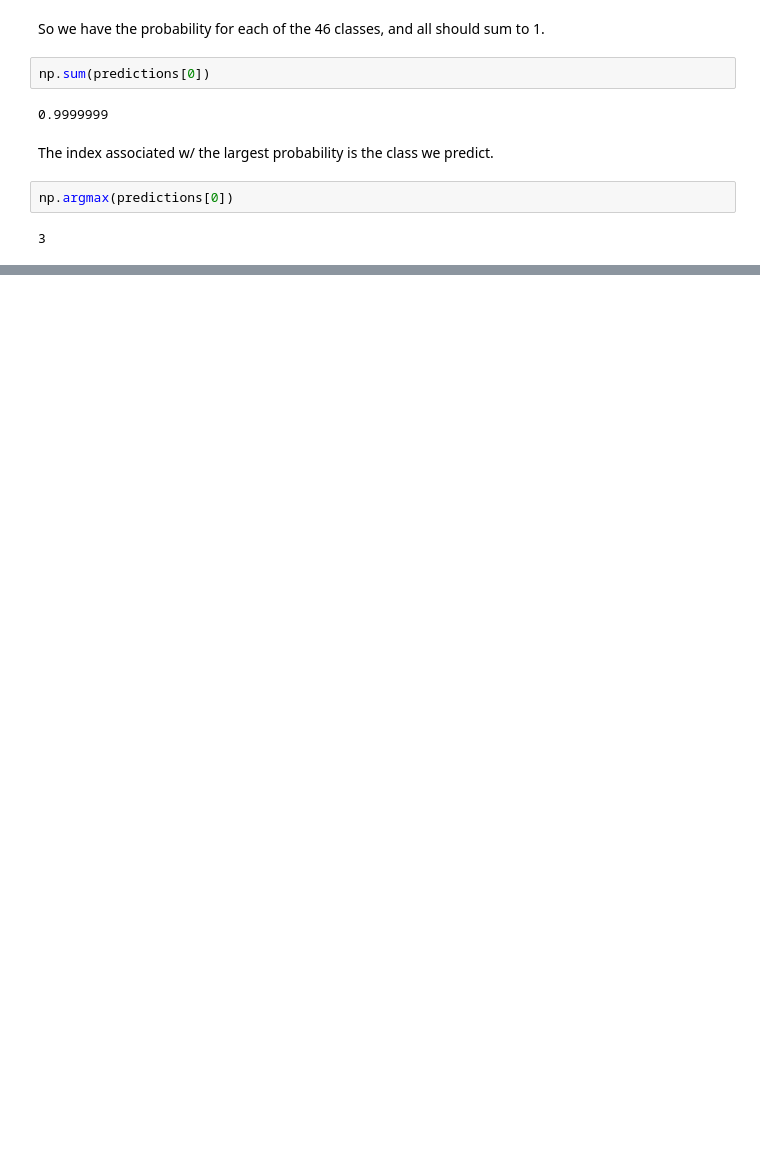
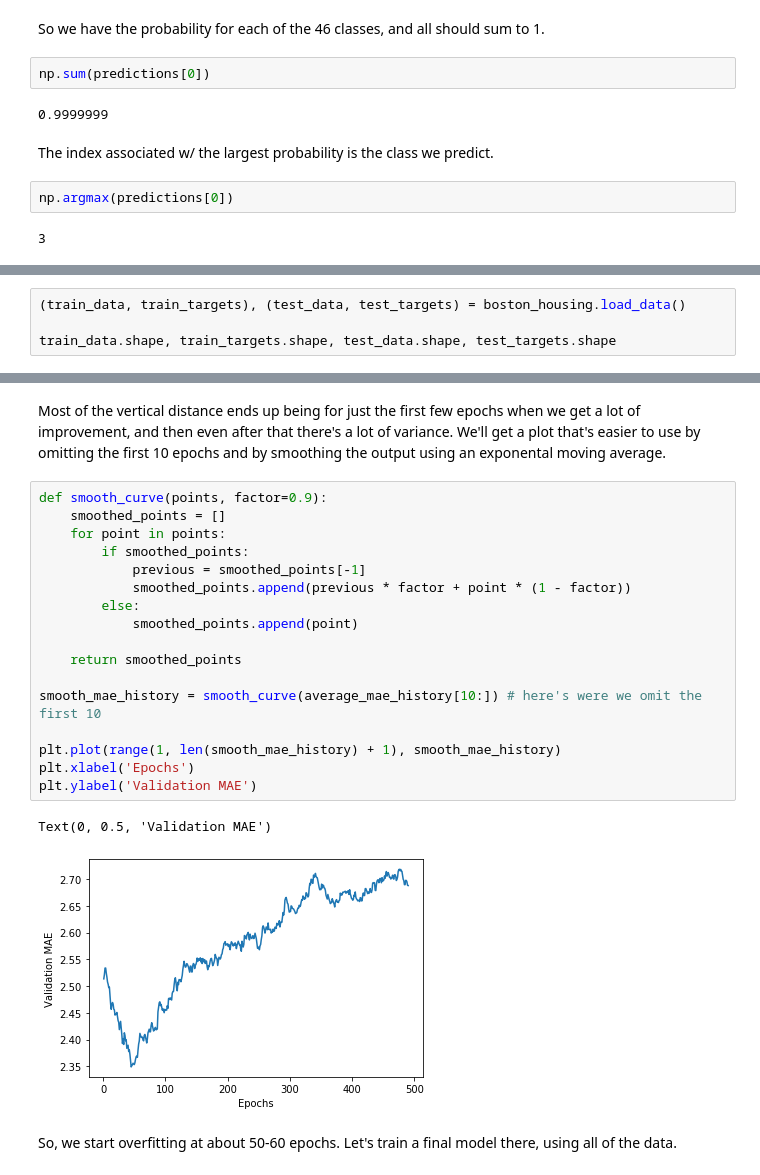
Before and after one commit to aenfield/DeepLearningWithPython, a Jupyter notebook: ch03_RestOfExamples.ipynb, the cells around one changed output, grey strips where cells are left out. Drawn from its saved outputs; the diff is of its cells as text; blank space fills up the shorter version.

```diff
--- a/ch03_RestOfExamples.ipynb
+++ b/ch03_RestOfExamples.ipynb
@@ -237,0 +242,4 @@ np.argmax(predictions[0])
+# %%
+(train_data, train_targets), (test_data, test_targets) = boston_housing.load_data()
+
+train_data.shape, train_targets.shape, test_data.shape, test_targets.shape
@@ -237,0 +382,24 @@ np.argmax(predictions[0])
+# %% [markdown]
+Most of the vertical distance ends up being for just the first few epochs when we get a lot of improvement, and then even after that there's a lot of variance. We'll get a plot that's easier to use by omitting the first 10 epochs and by smoothing the output using an exponental moving average.
+# %%
+def smooth_curve(points, factor=0.9):
+    smoothed_points = []
+    for point in points:
+        if smoothed_points:
+            previous = smoothed_points[-1]
+            smoothed_points.append(previous * factor + point * (1 - factor))
+        else:
+            smoothed_points.append(point)
+
+    return smoothed_points
+
+smooth_mae_history = smooth_curve(average_mae_history[10:]) # here's were we omit the first 10
+
+plt.plot(range(1, len(smooth_mae_history) + 1), smooth_mae_history)
+plt.xlabel('Epochs')
+plt.ylabel('Validation MAE')
+# %% [output]
+Text(0, 0.5, 'Validation MAE')
+[figure, added]
+# %% [markdown]
+So, we start overfitting at about 50-60 epochs. Let's train a final model there, using all of the data.
```
Also changed, not shown: parts of 24 cells of this notebook, 1 other file.
